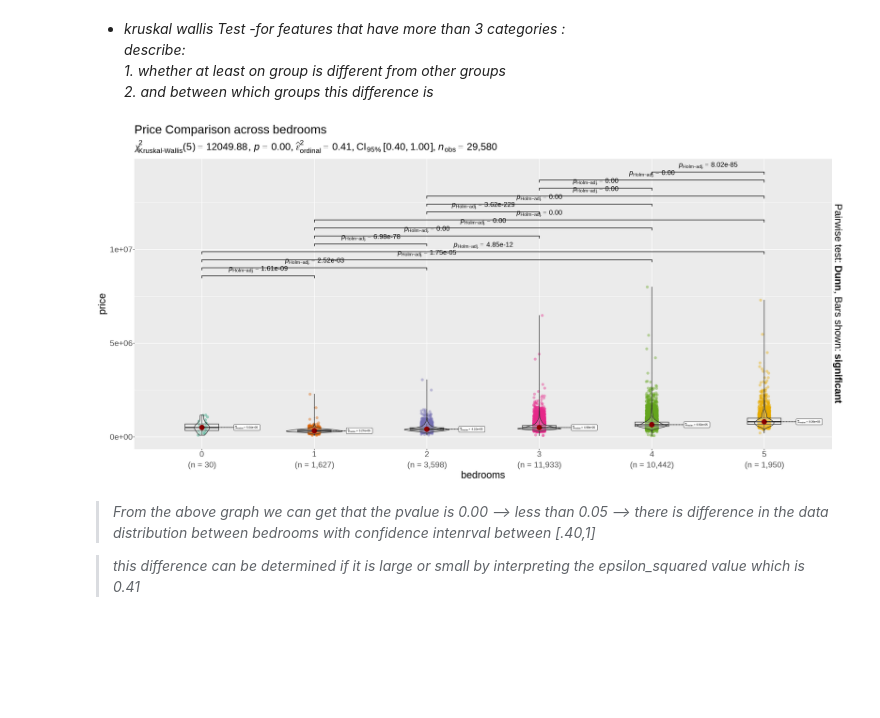
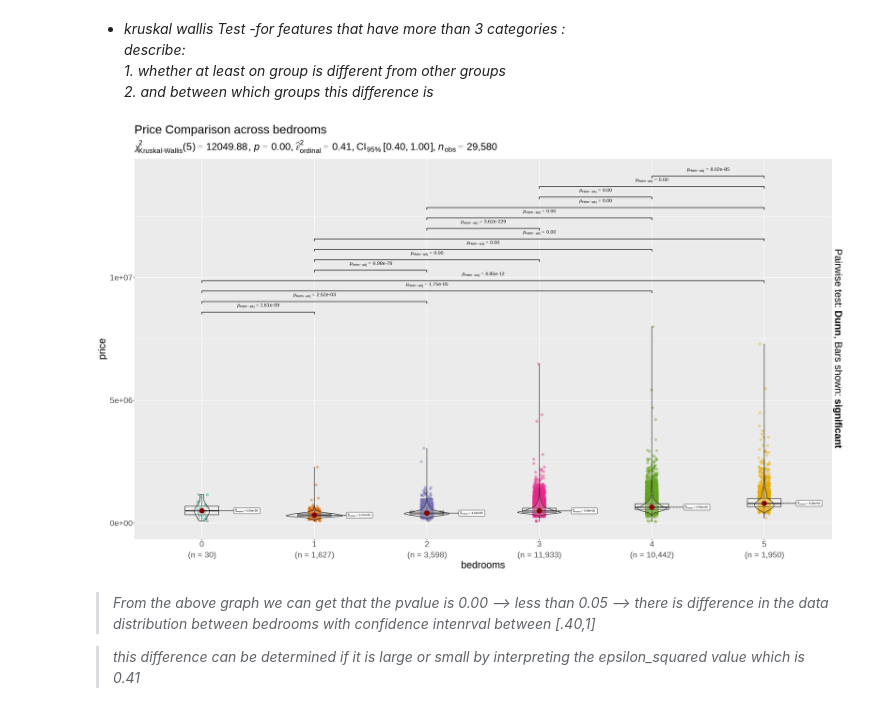
Before and after one commit to omars1234/TimeSeries_ML, a Jupyter notebook: House_prices_Analysis/stats.ipynb, the cells around one changed output. Saved outputs shown, nothing was run; the diff lists cells and outputs as text; code cells hidden in the pictures; blank space fills up the shorter version.

```diff
--- a/House_prices_Analysis/stats.ipynb
+++ b/House_prices_Analysis/stats.ipynb
@@ -173,20 +173,20 @@ interpret_rank_biserial(0.66)
 # %% [markdown]
 * *kruskal wallis Test -for features that have more than 3 categories :*<br>*describe:<br> 1. whether at least on group is different from other groups<br>2. and between which groups this difference is*
 # %%
-options(repr.plot.width=25, repr.plot.height=12);
+options(repr.plot.width=25, repr.plot.height=15);
 Price_Comparison_across_bedrooms<-df %>%
 ggbetweenstats(x=bedrooms,y=price,type = "nonparamertic",ggtheme = ggplot2::theme_gray(),
 title = "Price Comparison across bedrooms",
-ggsignif.args = list(textsize = 7, tip_length = 0.015, na.rm = TRUE))+
+ggsignif.args = list(textsize = 5, tip_length = 0.01, na.rm = TRUE))+
 theme(text = element_text(size = 30),
       plot.subtitle = element_text(size = 30),
       legend.title = element_text(size = 30),
       legend.text = element_text(size = 30)
                     )
 
 Price_Comparison_across_bedrooms
 # %% [output]
-[figure, old version]
+[figure, new version]
 # %% [markdown]
 > *From the above graph we can get that the pvalue is 0.00 --> less than 0.05 --> there is difference in the data distribution between bedrooms with confidence intenrval between [.40,1]*
 
```
Also changed, not shown: parts of 2 cells of this notebook.
